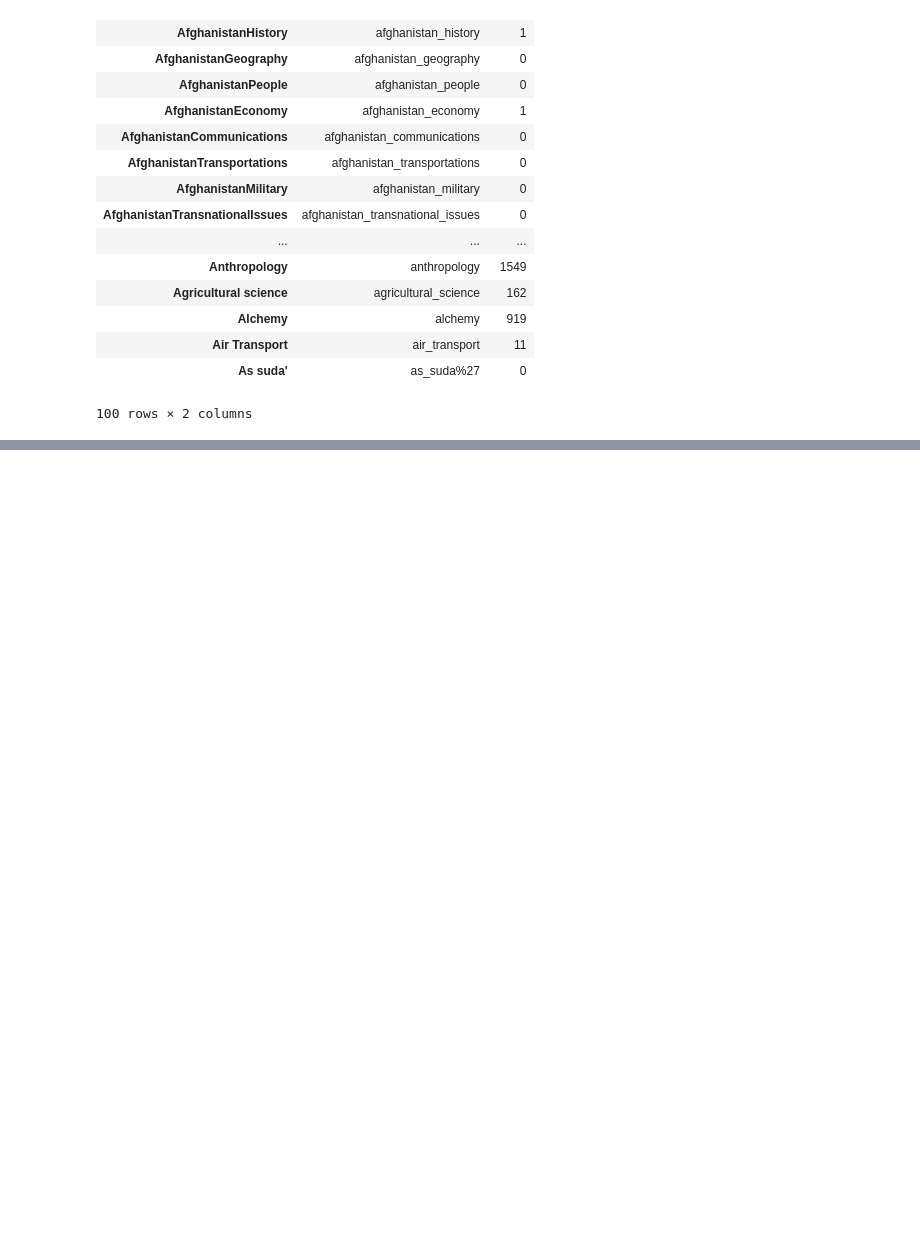
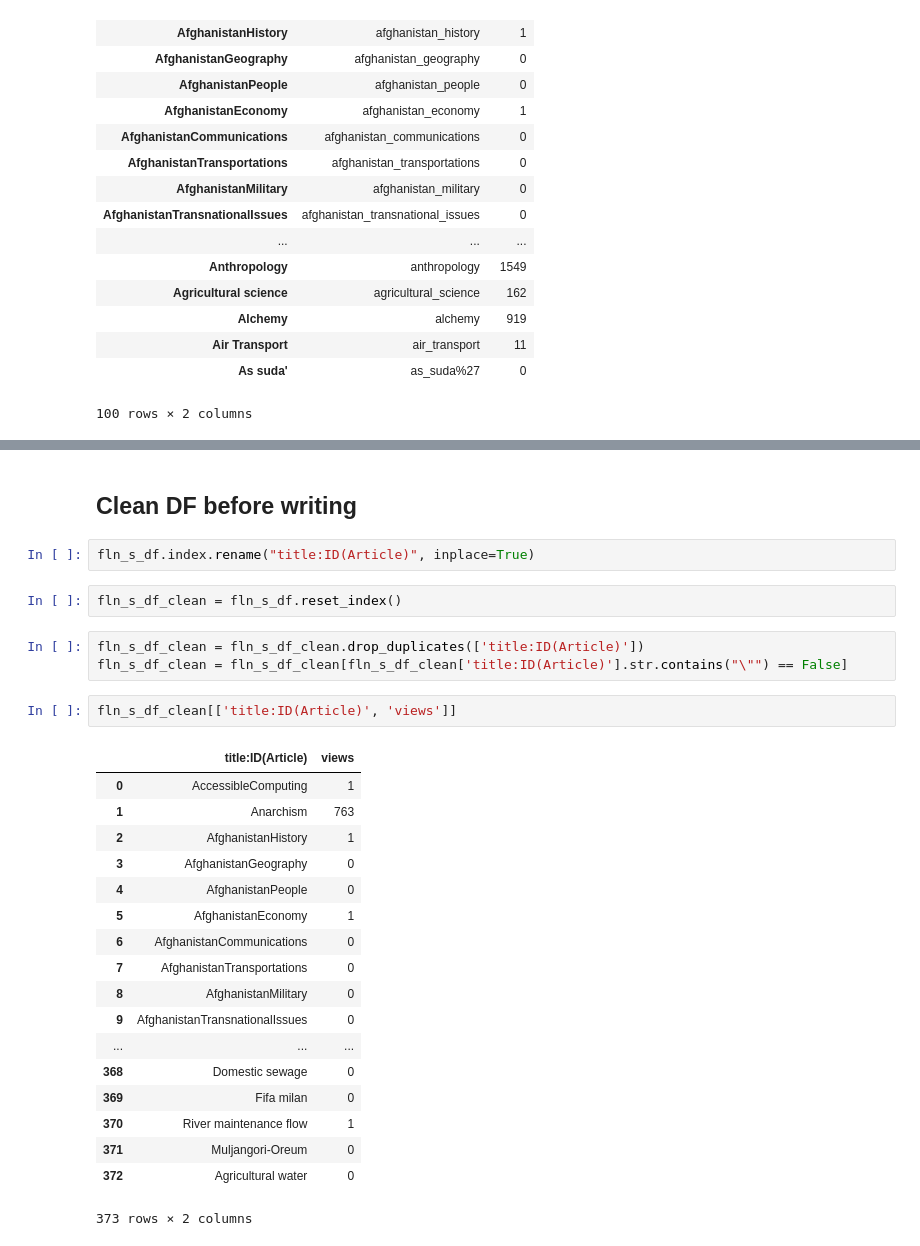
Before and after one commit to marksibrahim/knowledge_search, a Jupyter notebook: tools/notebooks/explore_views_data.ipynb, the cells around one changed output, grey strips where cells are left out. Cells and saved outputs as stored; diff of their text form; blank space fills up the shorter version.

Commit message:
added dataframe cleaning to fln_views matching

```diff
--- a/tools/notebooks/explore_views_data.ipynb
+++ b/tools/notebooks/explore_views_data.ipynb
@@ -194,0 +205,30 @@ fln_s_df.head(100)
+# %% [markdown]
+## Clean DF before writing
+# %%
+fln_s_df.index.rename("title:ID(Article)", inplace=True)
+# %%
+fln_s_df_clean = fln_s_df.reset_index()
+# %%
+fln_s_df_clean = fln_s_df_clean.drop_duplicates(['title:ID(Article)'])
+fln_s_df_clean = fln_s_df_clean[fln_s_df_clean['title:ID(Article)'].str.contains("\"") == False]
+# %%
+fln_s_df_clean[['title:ID(Article)', 'views']]
+# %% [output]
+|  | title:ID(Article) | views |
+| 0 | AccessibleComputing | 1 |
+| 1 | Anarchism | 763 |
+| 2 | AfghanistanHistory | 1 |
+| 3 | AfghanistanGeography | 0 |
+| 4 | AfghanistanPeople | 0 |
+| 5 | AfghanistanEconomy | 1 |
+| 6 | AfghanistanCommunications | 0 |
+| 7 | AfghanistanTransportations | 0 |
+| 8 | AfghanistanMilitary | 0 |
+| 9 | AfghanistanTransnationalIssues | 0 |
+| ... | ... | ... |
+| 368 | Domestic sewage | 0 |
+| 369 | Fifa milan | 0 |
+| 370 | River maintenance flow | 1 |
+| 371 | Muljangori-Oreum | 0 |
+| 372 | Agricultural water | 0 |
+373 rows × 2 columns
```
Also changed, not shown: parts of 1 cell of this notebook, 4 other files.
